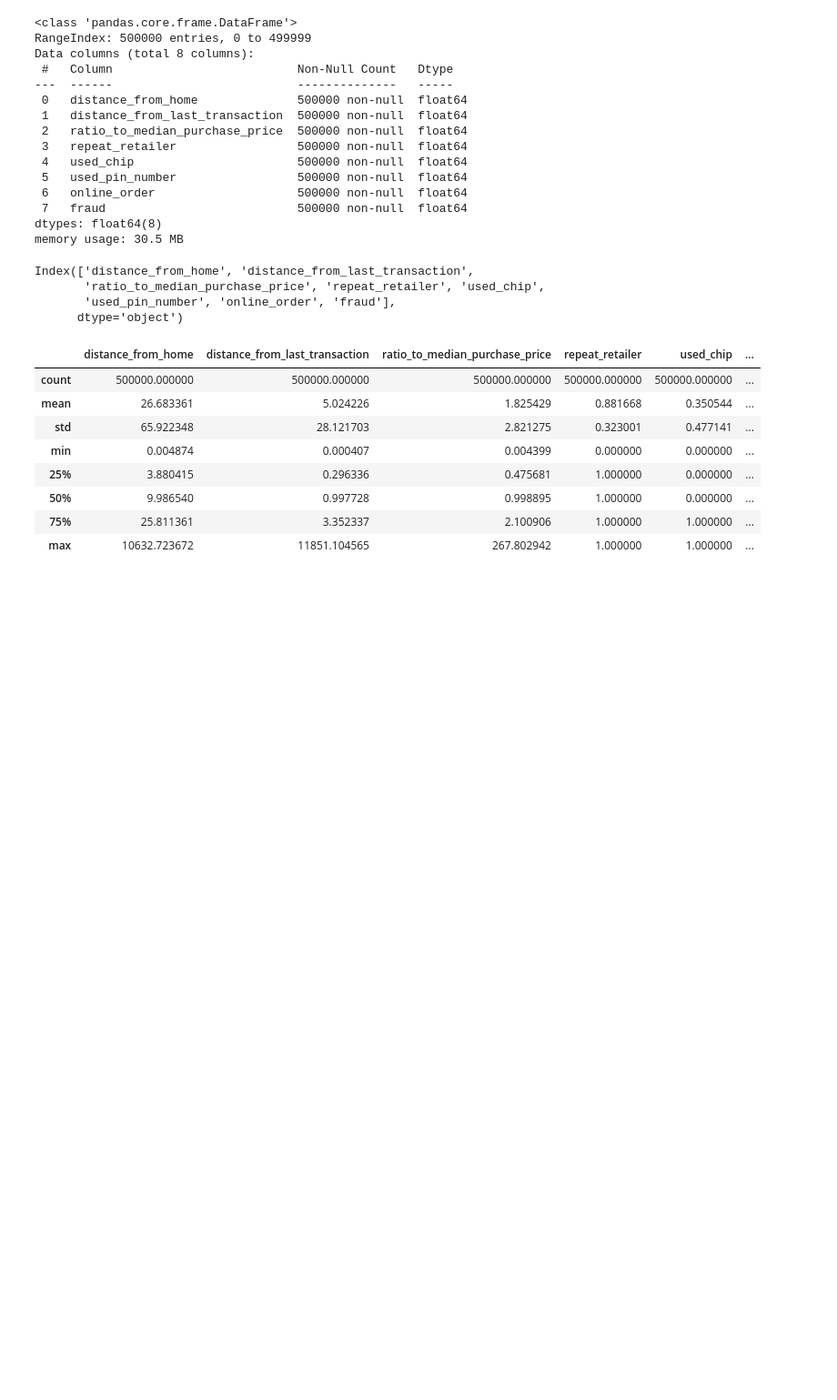
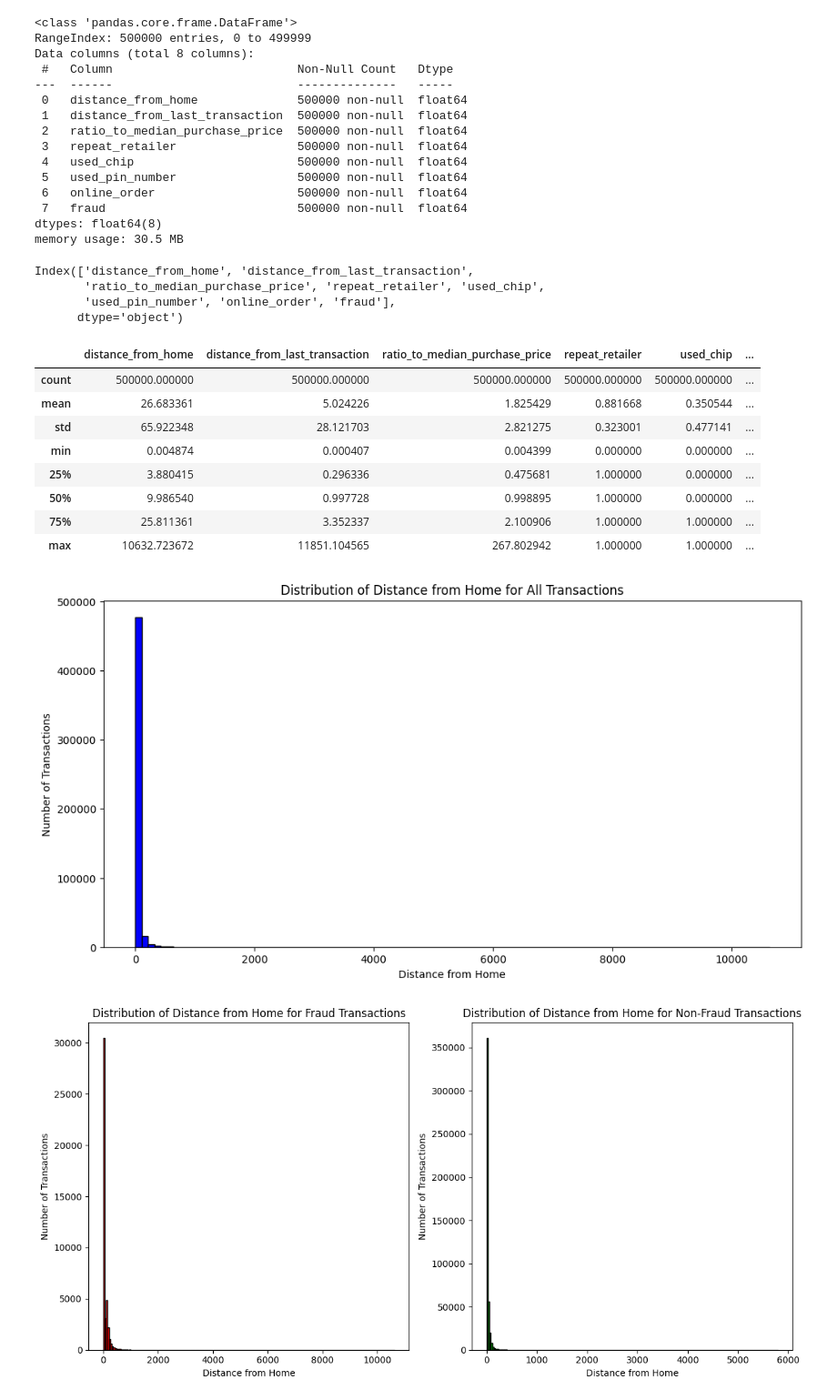
Before and after one commit to mddmustainbillah/fraud-transaction-detection, a Jupyter notebook: notebooks/eda.ipynb, the cells around one changed output. Shown: that part at 91% size. Cells and saved outputs as stored; diff of their text form; code cells hidden in the pictures; blank space fills up the shorter version.

```diff
--- a/notebooks/eda.ipynb
+++ b/notebooks/eda.ipynb
@@ -72,3 +61,43 @@ df.describe()
 | 50% | 9.986540 | 0.997728 | 0.998895 | 1.000000 | 0.000000 | ... |
 | 75% | 25.811361 | 3.352337 | 2.100906 | 1.000000 | 1.000000 | ... |
 | max | 10632.723672 | 11851.104565 | 267.802942 | 1.000000 | 1.000000 | ... |
+# %%
+import pandas as pd
+import matplotlib.pyplot as plt
+
+# Assuming your data is in a DataFrame named 'df'
+# If not, you can load it using: df = pd.read_csv('your_data.csv')
+
+# Create a histogram for the entire dataset
+plt.figure(figsize=(12, 6))
+plt.hist(df['distance_from_home'], bins=100, color='blue', edgecolor='black')
+plt.title('Distribution of Distance from Home for All Transactions')
+plt.xlabel('Distance from Home')
+plt.ylabel('Number of Transactions')
+plt.show()
+
+# Separate histograms for fraud and non-fraud transactions
+fraud_data = df[df['fraud'] == 1]
+non_fraud_data = df[df['fraud'] == 0]
+
+plt.figure(figsize=(12, 6))
+
+# Plotting histogram for fraud transactions
+plt.subplot(1, 2, 1)
+plt.hist(fraud_data['distance_from_home'], bins=200, color='red', edgecolor='black')
+plt.title('Distribution of Distance from Home for Fraud Transactions')
+plt.xlabel('Distance from Home')
+plt.ylabel('Number of Transactions')
+
+# Plotting histogram for non-fraud transactions
+plt.subplot(1, 2, 2)
+plt.hist(non_fraud_data['distance_from_home'], bins=200, color='green', edgecolor='black')
+plt.title('Distribution of Distance from Home for Non-Fraud Transactions')
+plt.xlabel('Distance from Home')
+plt.ylabel('Number of Transactions')
+
+plt.tight_layout()
+plt.show()
+# %% [output]
+[figure, added]
+[figure, added]
```
Also changed, not shown: parts of 12 cells of this notebook, 12 other files.
